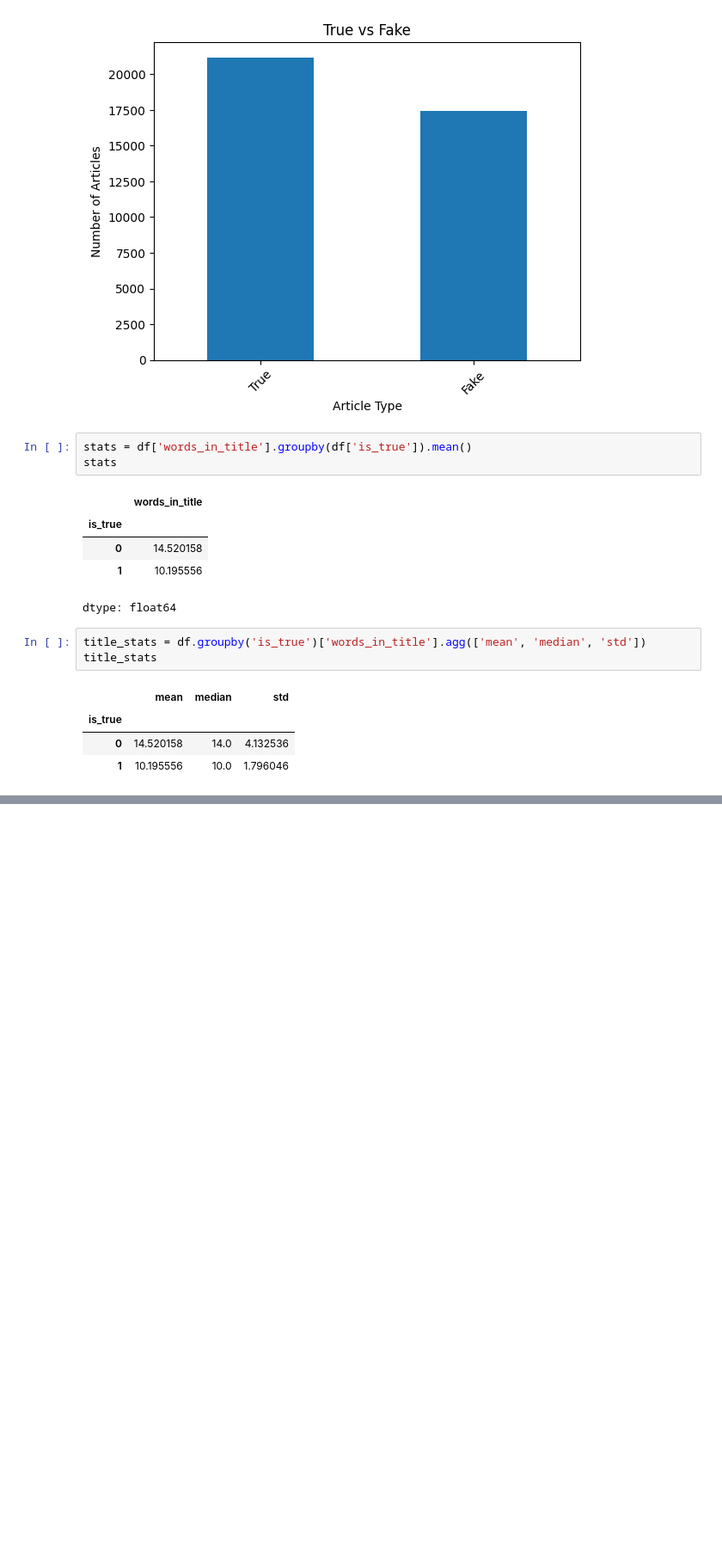
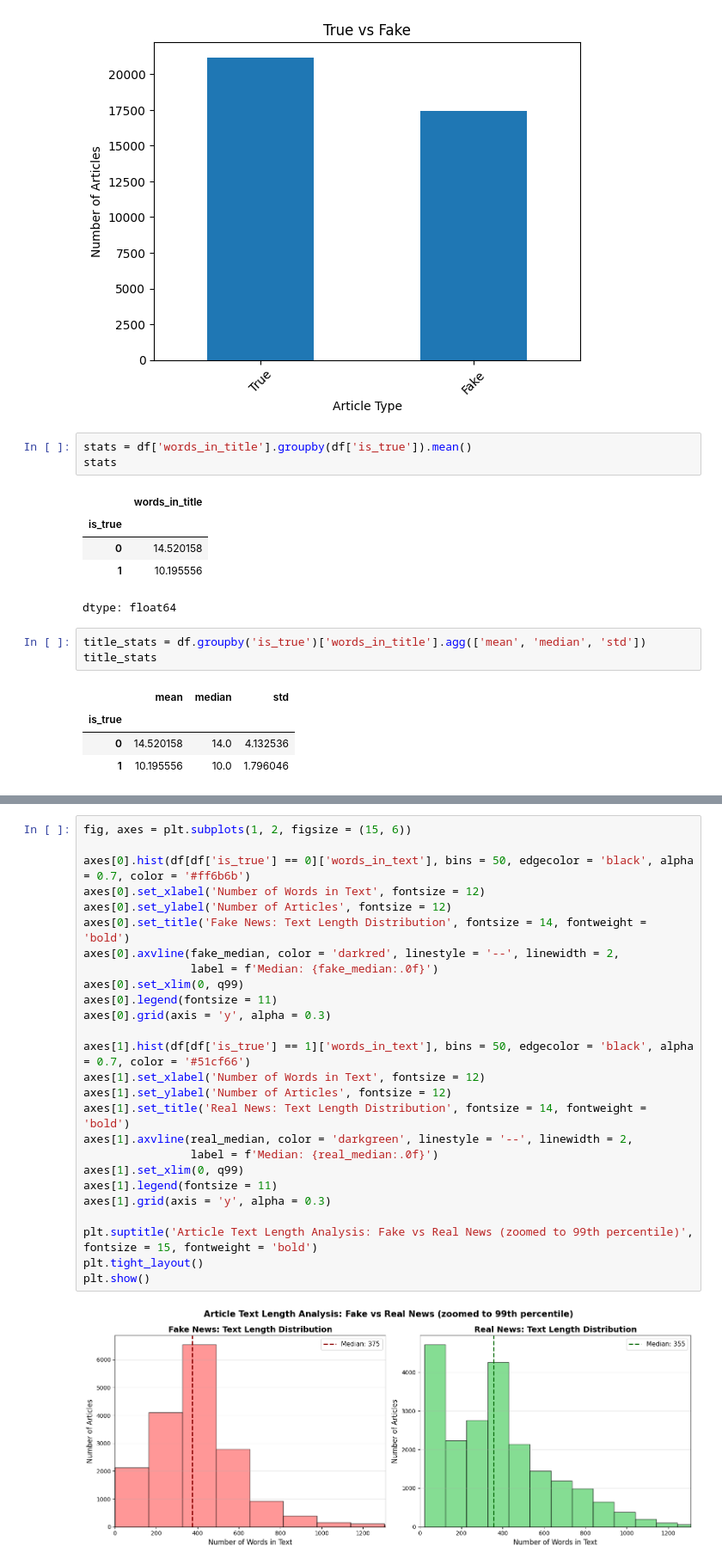
Before and after one commit to NoxFort1/fake-news-detector, a Jupyter notebook: notebooks/01_data_exploration.ipynb, the cells around one changed output, grey strips where cells are left out. Shown: that part at 86% size. Saved outputs shown, nothing was run; the diff lists cells and outputs as text; blank space fills up the shorter version.

```diff
--- a/notebooks/01_data_exploration.ipynb
+++ b/notebooks/01_data_exploration.ipynb
@@ -157,0 +304,28 @@ title_stats
+# %%
+fig, axes = plt.subplots(1, 2, figsize = (15, 6))
+
+axes[0].hist(df[df['is_true'] == 0]['words_in_text'], bins = 50, edgecolor = 'black', alpha = 0.7, color = '#ff6b6b')
+axes[0].set_xlabel('Number of Words in Text', fontsize = 12)
+axes[0].set_ylabel('Number of Articles', fontsize = 12)
+axes[0].set_title('Fake News: Text Length Distribution', fontsize = 14, fontweight = 'bold')
+axes[0].axvline(fake_median, color = 'darkred', linestyle = '--', linewidth = 2,
+                label = f'Median: {fake_median:.0f}')
+axes[0].set_xlim(0, q99)
+axes[0].legend(fontsize = 11)
+axes[0].grid(axis = 'y', alpha = 0.3)
+
+axes[1].hist(df[df['is_true'] == 1]['words_in_text'], bins = 50, edgecolor = 'black', alpha = 0.7, color = '#51cf66')
+axes[1].set_xlabel('Number of Words in Text', fontsize = 12)
+axes[1].set_ylabel('Number of Articles', fontsize = 12)
+axes[1].set_title('Real News: Text Length Distribution', fontsize = 14, fontweight = 'bold')
+axes[1].axvline(real_median, color = 'darkgreen', linestyle = '--', linewidth = 2,
+                label = f'Median: {real_median:.0f}')
+axes[1].set_xlim(0, q99)
+axes[1].legend(fontsize = 11)
+axes[1].grid(axis = 'y', alpha = 0.3)
+
+plt.suptitle('Article Text Length Analysis: Fake vs Real News (zoomed to 99th percentile)', fontsize = 15, fontweight = 'bold')
+plt.tight_layout()
+plt.show()
+# %% [output]
+[figure, added]
```
Also changed, not shown: parts of 14 cells of this notebook.
